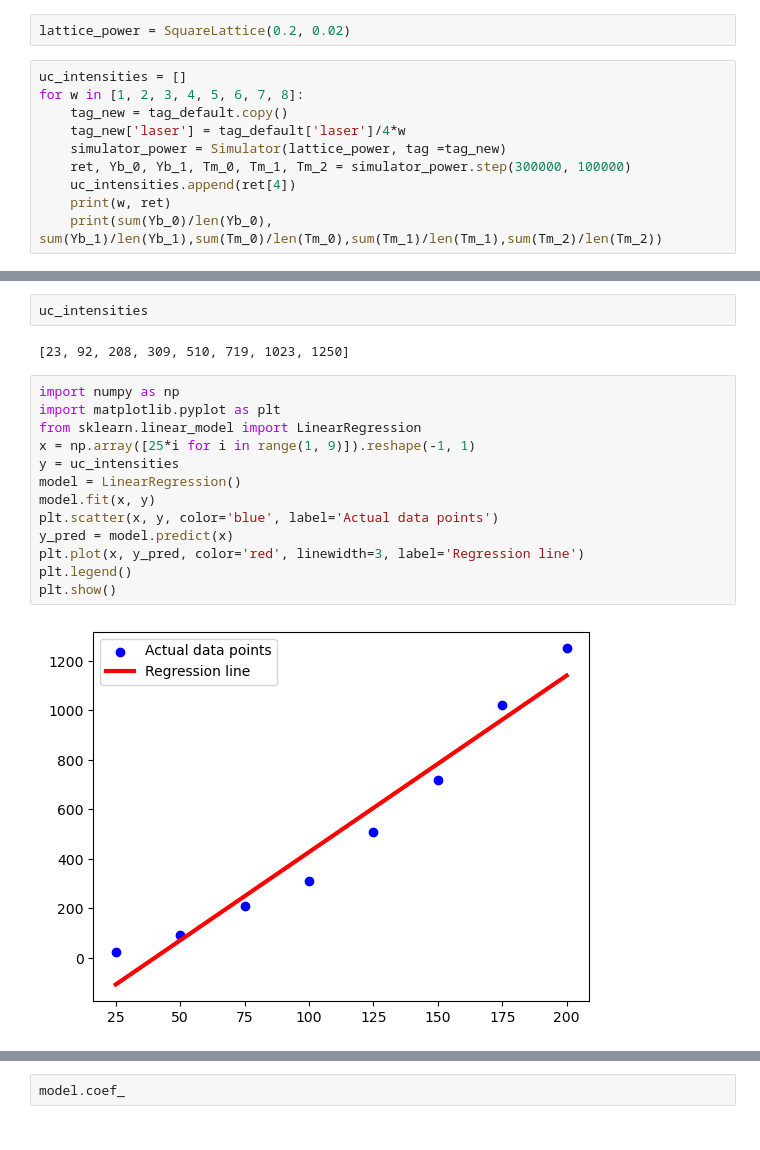
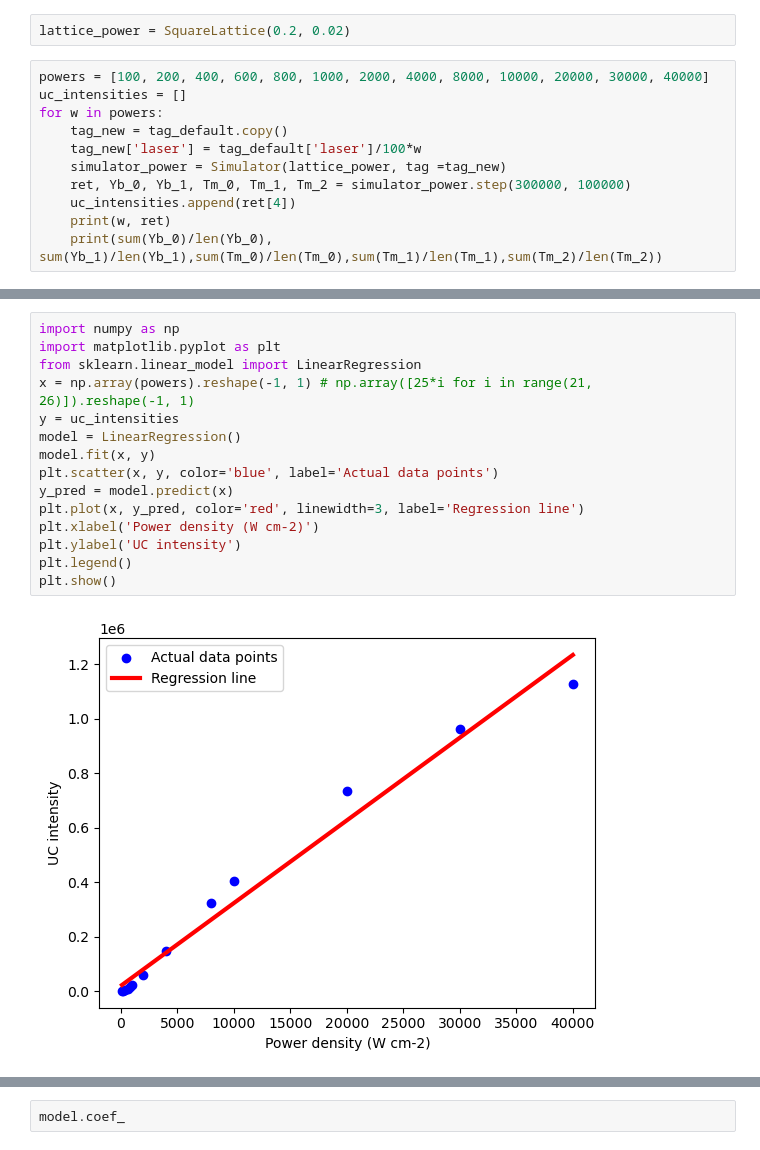
Before and after one commit to yzheng0331/ODE-coefs, a Jupyter notebook: MC_Er/mc2.ipynb, the cells around one changed output, grey strips where cells are left out. Drawn from its saved outputs; the diff is of its cells as text.

Commit message:
finished saturation curve, added coefficients for YbTm

```diff
--- a/MC_Er/mc2.ipynb
+++ b/MC_Er/mc2.ipynb
@@ -36,10 +36,11 @@ tag_default={'S1S0':100000, # energy transfer
 # %%
 lattice_power = SquareLattice(0.2, 0.02)
 # %%
+powers = [100, 200, 400, 600, 800, 1000, 2000, 4000, 8000, 10000, 20000, 30000, 40000]
 uc_intensities = []
-for w in [1, 2, 3, 4, 5, 6, 7, 8]:
+for w in powers:
     tag_new = tag_default.copy()
-    tag_new['laser'] = tag_default['laser']/4*w
+    tag_new['laser'] = tag_default['laser']/100*w
     simulator_power = Simulator(lattice_power, tag =tag_new)
     ret, Yb_0, Yb_1, Tm_0, Tm_1, Tm_2 = simulator_power.step(300000, 100000)
     uc_intensities.append(ret[4])
@@ -65,19 +76,17 @@ for w in [1, 2, 3, 4, 5, 6, 7, 8]:
-# %%
-uc_intensities
-# %% [output]
-[23, 92, 208, 309, 510, 719, 1023, 1250]
 # %%
 import numpy as np
 import matplotlib.pyplot as plt
 from sklearn.linear_model import LinearRegression
-x = np.array([25*i for i in range(1, 9)]).reshape(-1, 1)
+x = np.array(powers).reshape(-1, 1) # np.array([25*i for i in range(21, 26)]).reshape(-1, 1)
 y = uc_intensities
 model = LinearRegression()
 model.fit(x, y)
 plt.scatter(x, y, color='blue', label='Actual data points')
 y_pred = model.predict(x)
 plt.plot(x, y_pred, color='red', linewidth=3, label='Regression line')
+plt.xlabel('Power density (W cm-2)')
+plt.ylabel('UC intensity')
 plt.legend()
 plt.show()
 # %% [output]
-[figure, old version]
+[figure, new version]
```
Also changed, not shown: parts of 6 cells of this notebook, 2 other files.
